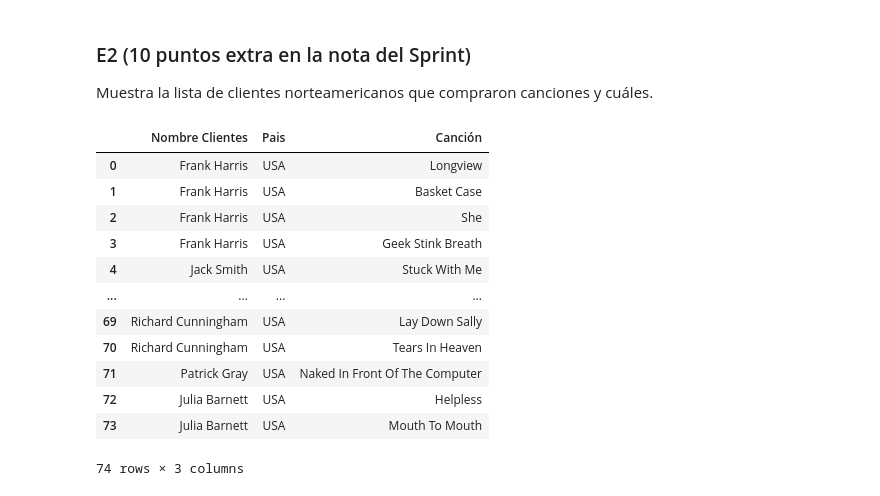
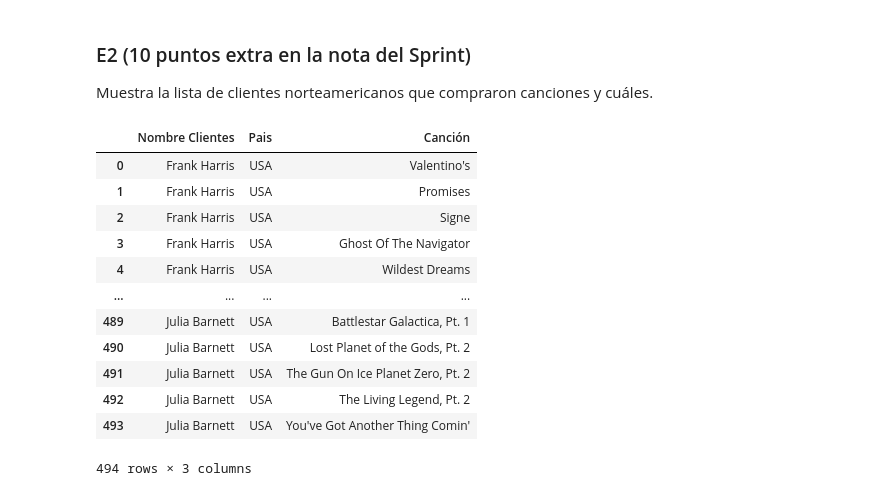
Before and after one commit to enax93/ONLINE_DS_THEBRIDGE_EmmaCollado, a Jupyter notebook: 03_Analisis_de_Datos/Sprint_06/Unidad_01/Practica_Obligatoria/18_Practica_Obligatoria_SQL.ipynb, the cells around one changed output. Cells and saved outputs as stored; diff of their text form; code cells hidden in the pictures.

```diff
--- a/03_Analisis_de_Datos/Sprint_06/Unidad_01/Practica_Obligatoria/18_Practica_Obligatoria_SQL.ipynb
+++ b/03_Analisis_de_Datos/Sprint_06/Unidad_01/Practica_Obligatoria/18_Practica_Obligatoria_SQL.ipynb
@@ -525,28 +525,28 @@ Muestra la lista de clientes norteamericanos que compraron canciones y cuáles.
 # %%
 query = '''
 SELECT C.FirstName || " " || C.LastName as "Nombre Clientes",
        C.Country as "Pais",
        T.Name as "Canción"
 
 FROM CUSTOMERS C
-INNER JOIN Invoices I ON C.CustomerId = I.InvoiceID
+INNER JOIN Invoices I ON C.CustomerId = I.CustomerId
 INNER JOIN Invoice_Items IL ON I.InvoiceId = IL.InvoiceId
 INNER JOIN tracks T ON IL.TrackId = T.TrackId
 WHERE Country = "USA"
 '''
 
 sql_query(query, connection)
 # %% [output]
 |  | Nombre Clientes | Pais | Canción |
-| 0 | Frank Harris | USA | Longview |
-| 1 | Frank Harris | USA | Basket Case |
-| 2 | Frank Harris | USA | She |
-| 3 | Frank Harris | USA | Geek Stink Breath |
-| 4 | Jack Smith | USA | Stuck With Me |
+| 0 | Frank Harris | USA | Valentino's |
+| 1 | Frank Harris | USA | Promises |
+| 2 | Frank Harris | USA | Signe |
+| 3 | Frank Harris | USA | Ghost Of The Navigator |
+| 4 | Frank Harris | USA | Wildest Dreams |
 | ... | ... | ... | ... |
-| 69 | Richard Cunningham | USA | Lay Down Sally |
-| 70 | Richard Cunningham | USA | Tears In Heaven |
-| 71 | Patrick Gray | USA | Naked In Front Of The Computer |
-| 72 | Julia Barnett | USA | Helpless |
-| 73 | Julia Barnett | USA | Mouth To Mouth |
+| 489 | Julia Barnett | USA | Battlestar Galactica, Pt. 1 |
+| 490 | Julia Barnett | USA | Lost Planet of the Gods, Pt. 2 |
+| 491 | Julia Barnett | USA | The Gun On Ice Planet Zero, Pt. 2 |
+| 492 | Julia Barnett | USA | The Living Legend, Pt. 2 |
+| 493 | Julia Barnett | USA | You've Got Another Thing Comin' |
-74 rows × 3 columns
+494 rows × 3 columns
```
Also changed, not shown: 1 other file.
